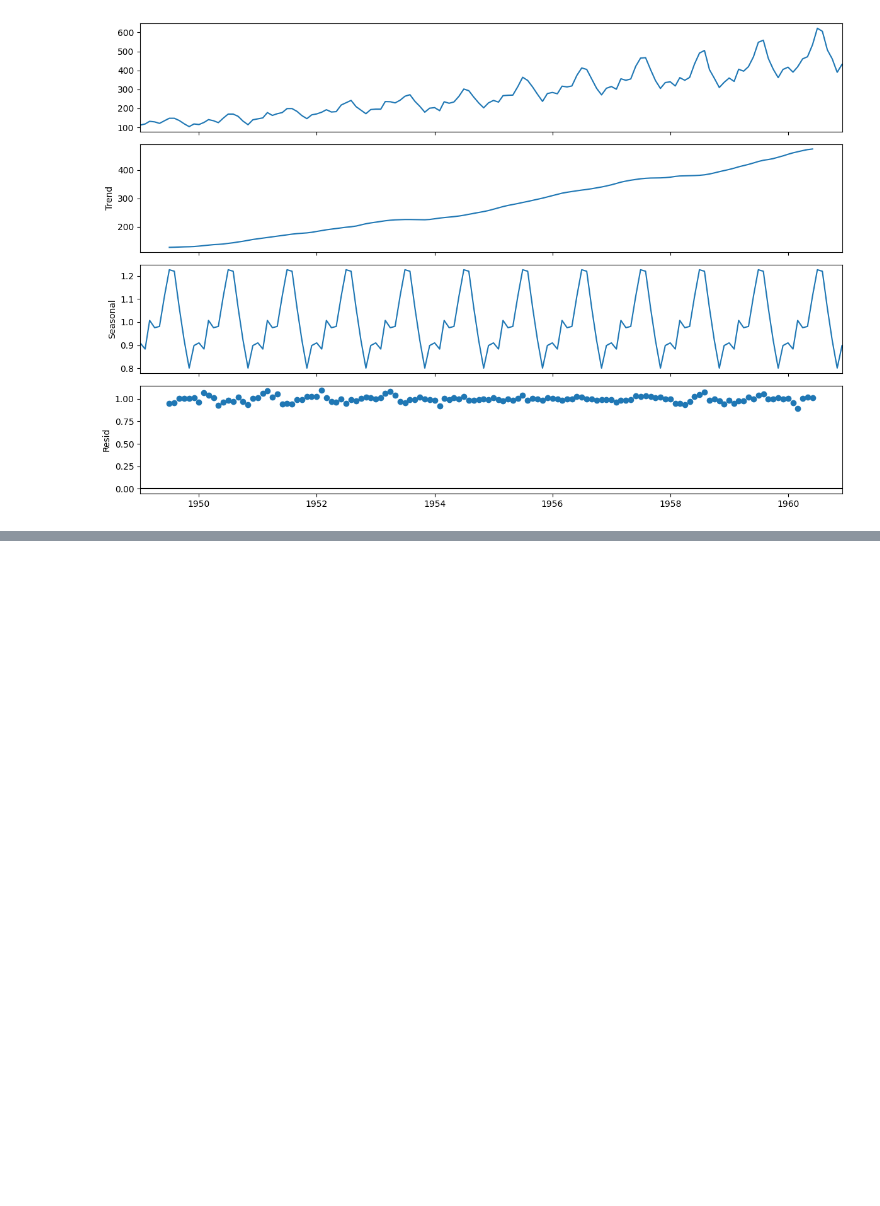
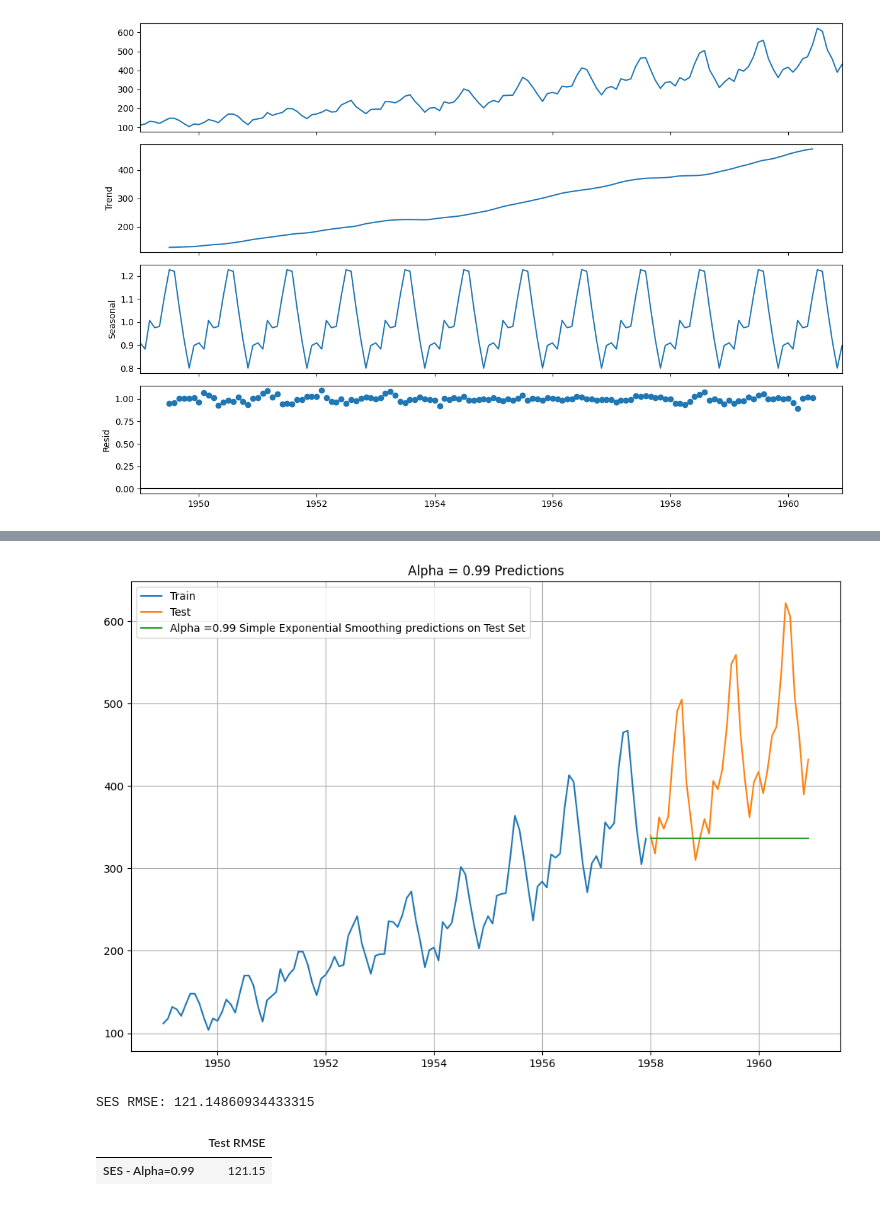
Before and after one commit to the-engrossed/Time_Series_Forecasting, a Jupyter notebook: timeseriesforecasting.ipynb, the cells around one changed output, grey strips where cells are left out. Cells and saved outputs as stored; diff of their text form; code cells hidden in the pictures; blank space fills up the shorter version.

Commit message:
smoothing

```diff
--- a/timeseriesforecasting.ipynb
+++ b/timeseriesforecasting.ipynb
@@ -86,0 +117,3 @@ plt.show()
+# %%
+train = df[df.index<'1958']
+test = df[df.index>='1958']
@@ -86,0 +139,6 @@ plt.show()
+# %%
+model_SES = SimpleExpSmoothing(train,initialization_method='estimated')
+# %%
+model_SES_autofit = model_SES.fit(optimized=True)
+# %%
+SES_predict = model_SES_autofit.forecast(steps = len(test))
@@ -86,0 +165,11 @@ plt.show()
+# %%
+plt.plot(train, label='Train')
+plt.plot(test, label='Test')
+
+plt.plot(SES_predict, label='Alpha =0.99 Simple Exponential Smoothing predictions on Test Set')
+
+plt.legend(loc='best')
+plt.grid()
+plt.title('Alpha = 0.99 Predictions');
+# %% [output]
+[figure, added]
@@ -86,0 +179,10 @@ plt.show()
+# %%
+print('SES RMSE:',mean_squared_error(test.values,SES_predict.values,squared=False))
+# %% [output]
+SES RMSE: 121.14860934433315
+# %%
+resultsDf = pd.DataFrame({'Test RMSE': [round(em.rmse(test.values,SES_predict.values)[0],2)]},index=['SES - Alpha=0.99'])
+resultsDf
+# %% [output]
+|  | Test RMSE |
+| SES - Alpha=0.99 | 121.15 |
```
Also changed, not shown: parts of 9 cells of this notebook.
